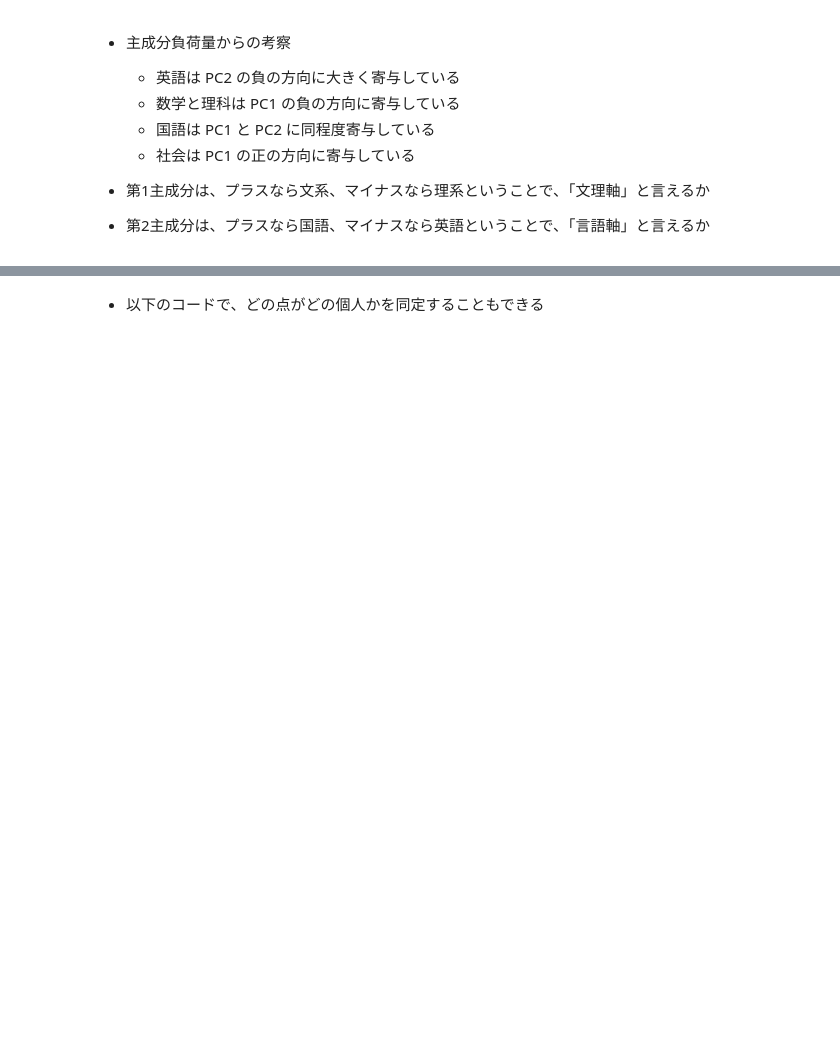
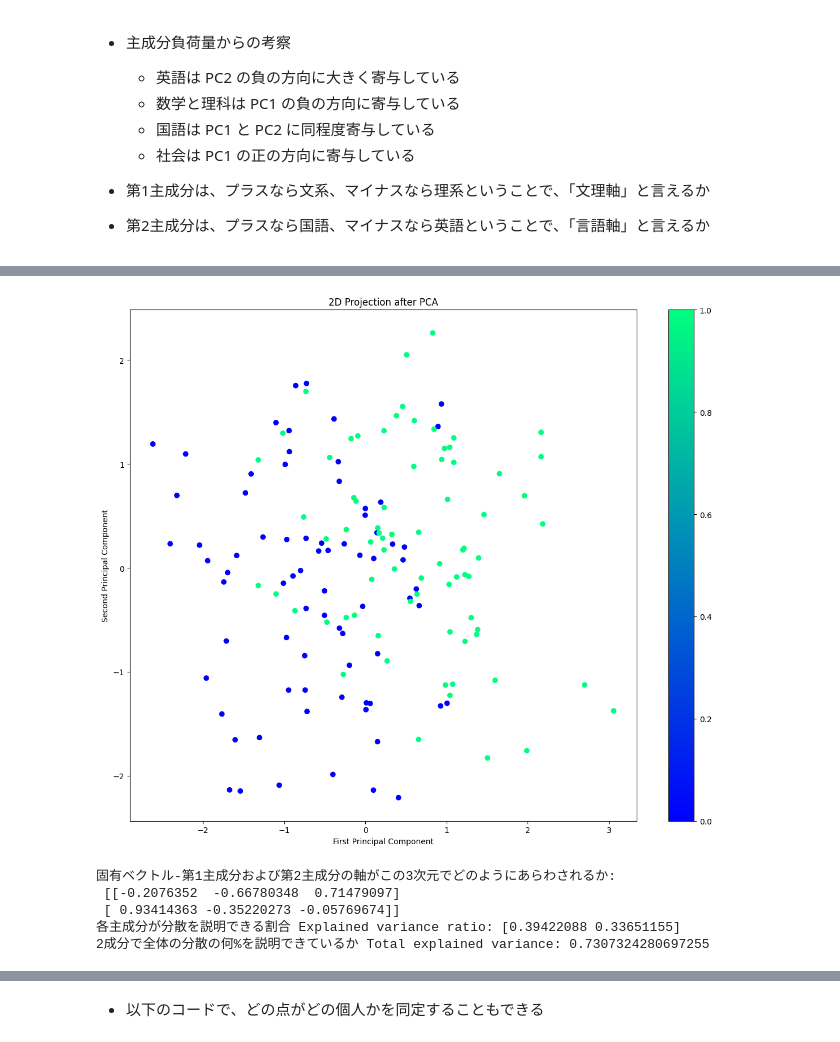
Before and after one commit to kytk/AI-MAILs, a Jupyter notebook: python_7_scikit-learn-2.ipynb, the cells around one changed output, grey strips where cells are left out. Saved outputs shown, nothing was run; the diff lists cells and outputs as text; code cells hidden in the pictures; blank space fills up the shorter version.

```diff
--- a/python_7_scikit-learn-2.ipynb
+++ b/python_7_scikit-learn-2.ipynb
@@ -277,0 +442,30 @@ print(loadings_df)
+# %%
+# 2D散布図（PCA結果）
+fig2 = plt.figure(figsize=(12, 10))
+ax2 = fig2.add_subplot(111)
+#scatter2 = ax2.scatter(X_pca[:, 0], X_pca[:, 1], c=X[:, 2], cmap='viridis')
+scatter2 = ax2.scatter(X_pca[:, 0], X_pca[:, 1],
+                       c=df['group'].map({'science': 0, 'humanities': 1}), cmap='winter')
+
+ax2.set_xlabel('First Principal Component')
+ax2.set_ylabel('Second Principal Component')
+ax2.set_title('2D Projection after PCA')
+
+# カラーバーの追加
+plt.colorbar(scatter2, ax=ax2)
+
+plt.tight_layout()
+plt.show()
+# %% [output]
+[figure, added]
+# %%
+# 説明分散比の表示
+print("固有ベクトル-第1主成分および第2主成分の軸がこの3次元でどのようにあらわされるか:\n", pca3.components_)
+print("各主成分が分散を説明できる割合 Explained variance ratio:", pca3.explained_variance_ratio_)
+print("2成分で全体の分散の何%を説明できているか Total explained variance:", sum(pca3.explained_variance_ratio_))
+# %% [output]
+固有ベクトル-第1主成分および第2主成分の軸がこの3次元でどのようにあらわされるか:
+ [[-0.2076352  -0.66780348  0.71479097]
+ [ 0.93414363 -0.35220273 -0.05769674]]
+各主成分が分散を説明できる割合 Explained variance ratio: [0.39422088 0.33651155]
+2成分で全体の分散の何%を説明できているか Total explained variance: 0.7307324280697255
```
Also changed, not shown: parts of 71 cells of this notebook.
